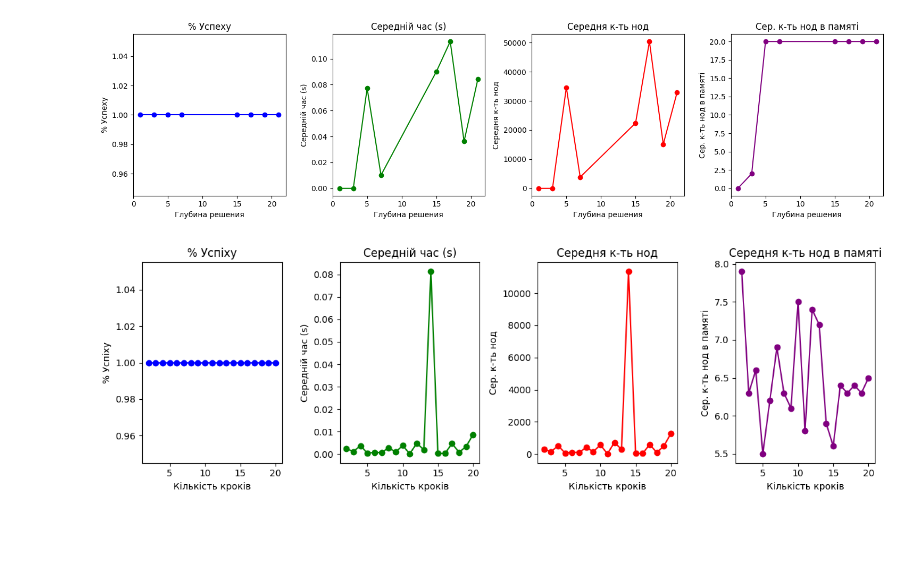
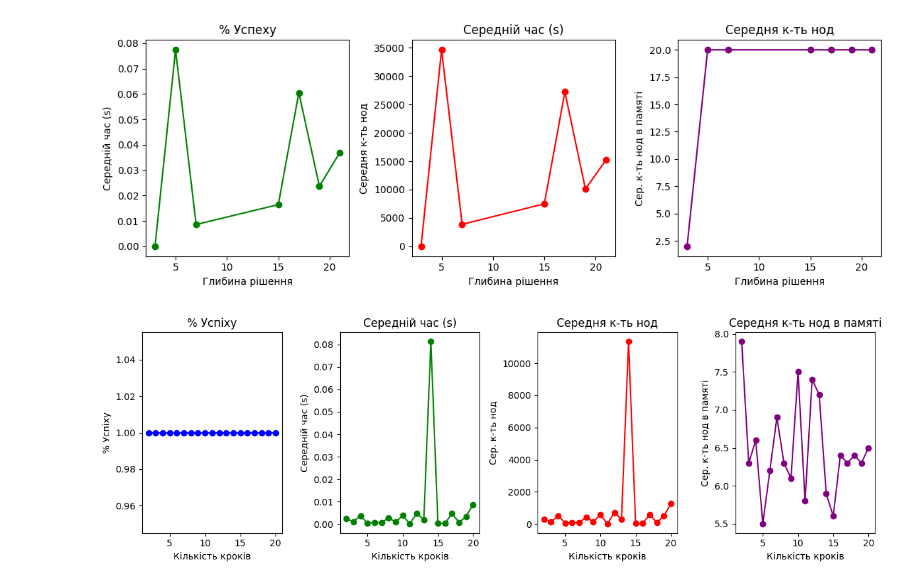
Before and after one commit to proxrustes/KPI-AI, a Jupyter notebook: Lab-2.ipynb, the cells around one changed output. Cells and saved outputs as stored; diff of their text form; code cells hidden in the pictures; blank space fills up the shorter version.

```diff
--- a/Lab-2.ipynb
+++ b/Lab-2.ipynb
@@ -131,36 +131,35 @@ def run_experiments(goal_state, num_experiments):
     # Средние значения для каждой метрики и каждой глубины
     avg_success_rates = [np.mean(depth_data[d]['success_rates']) for d in unique_depths]
     avg_times = [np.mean(depth_data[d]['avg_times']) for d in unique_depths]
     avg_nodes_generated = [np.mean(depth_data[d]['avg_nodes_generated']) for d in unique_depths]
     avg_max_nodes_in_memory = [np.mean(depth_data[d]['avg_max_nodes_in_memory']) for d in unique_depths]
 
     plt.figure(figsize=(15, 4))
 
     # Список метрик для графиков
     metrics = [
-        (avg_success_rates, '% Успеху', 'blue'),
         (avg_times, 'Середній час (s)', 'green'),
         (avg_nodes_generated, 'Середня к-ть нод', 'red'),
         (avg_max_nodes_in_memory, 'Сер. к-ть нод в памяті', 'purple'),
     ]
 
     titles = ['% Успеху', 'Середній час (s)', 'Середня к-ть нод', 'Сер. к-ть нод в памяті']
 
     # Построение графиков
     for i, (data, label, color) in enumerate(metrics, 1):
         plt.subplot(1, 4, i)
         plt.plot(unique_depths, data, marker='o', linestyle='-', color=color)
         plt.xlabel('Глибина рішення')
         plt.ylabel(label)
         plt.title(titles[i-1])
 
     plt.tight_layout()
     plt.show()
 
 # Запуск экспериментов
-run_experiments(goal_state, 30)
+run_experiments(goal_state, 50)
 # %% [output]
-[figure, old version]
+[figure, new version]
 # %%
 def RBFS(state, goal, f_limit, g, nodes_generated, max_nodes_in_memory, path=[]):
     nodes_generated[0] += 1
```
